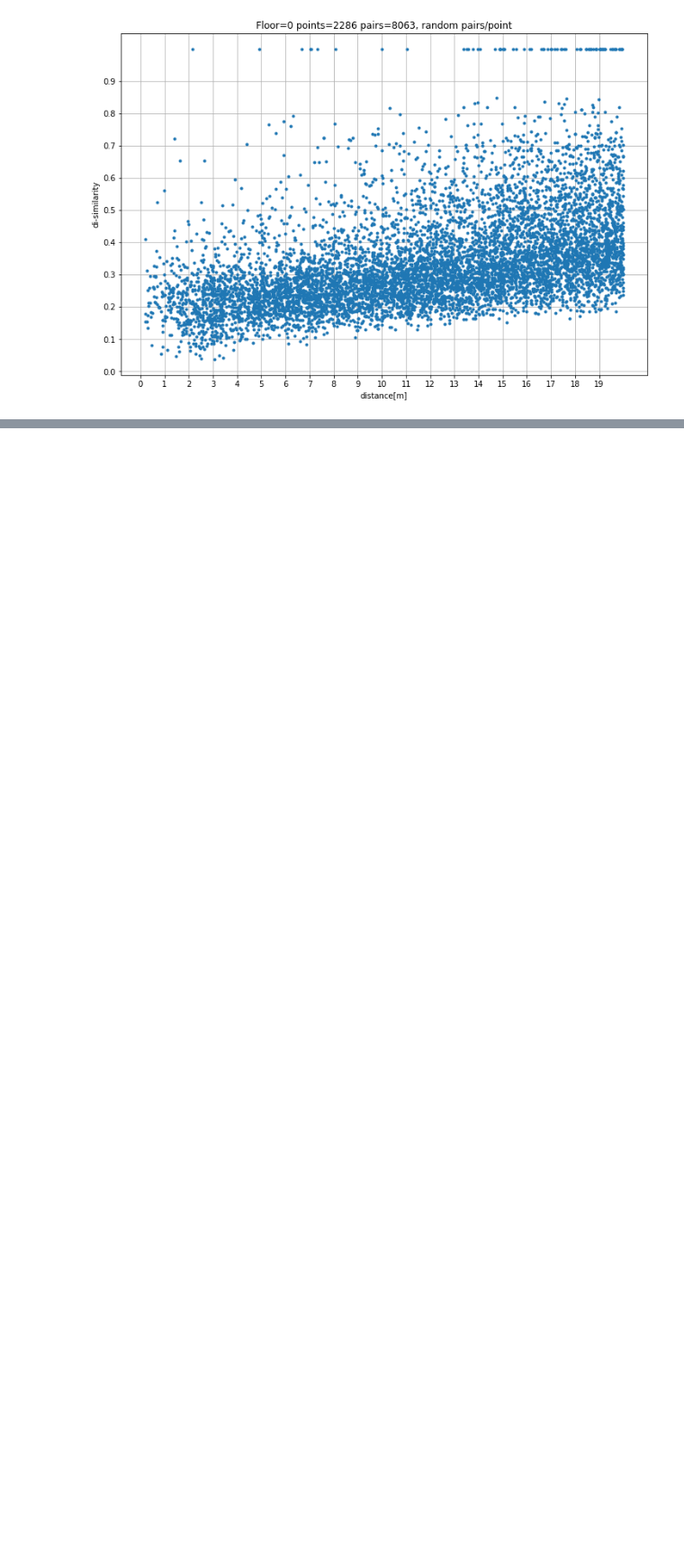
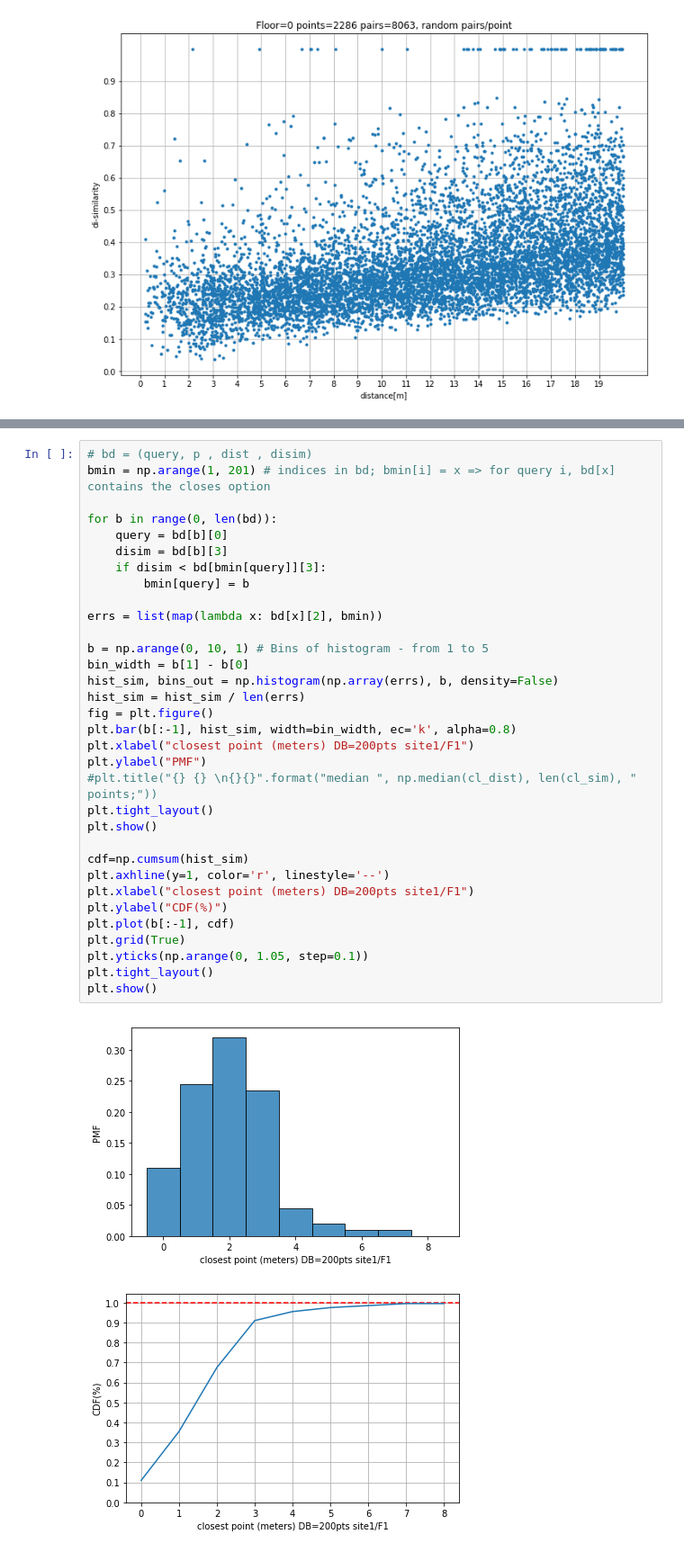
Before and after one commit to documenteinaer/similarity, a Jupyter notebook: similarity-indoor-competition.ipynb, the cells around one changed output, grey strips where cells are left out. Shown: that part at 90% size. Cells and saved outputs as stored; diff of their text form; blank space fills up the shorter version.

```diff
--- a/similarity-indoor-competition.ipynb
+++ b/similarity-indoor-competition.ipynb
@@ -320,3 +337,39 @@ print(arr)
+# %%
+# bd = (query, p , dist , disim)
+bmin = np.arange(1, 201) # indices in bd; bmin[i] = x => for query i, bd[x] contains the closes option
+
+for b in range(0, len(bd)):
+    query = bd[b][0]
+    disim = bd[b][3]
+    if disim < bd[bmin[query]][3]:
+        bmin[query] = b
+
+errs = list(map(lambda x: bd[x][2], bmin))
+
+b = np.arange(0, 10, 1) # Bins of histogram - from 1 to 5
+bin_width = b[1] - b[0]
+hist_sim, bins_out = np.histogram(np.array(errs), b, density=False)
+hist_sim = hist_sim / len(errs)
+fig = plt.figure()
+plt.bar(b[:-1], hist_sim, width=bin_width, ec='k', alpha=0.8)
+plt.xlabel("closest point (meters) DB=200pts site1/F1")
+plt.ylabel("PMF")
+#plt.title("{} {} \n{}{}".format("median ", np.median(cl_dist), len(cl_sim), " points;"))
+plt.tight_layout()
+plt.show()
+
+cdf=np.cumsum(hist_sim)
+plt.axhline(y=1, color='r', linestyle='--')
+plt.xlabel("closest point (meters) DB=200pts site1/F1")
+plt.ylabel("CDF(%)")
+plt.plot(b[:-1], cdf)
+plt.grid(True)
+plt.yticks(np.arange(0, 1.05, step=0.1))
+plt.tight_layout()
+plt.show()
+# %% [output]
+[figure, added]
+[figure, added]
 # %%
 print("3-565 ", compare_locations(etaje[e][3], etaje[e][565], selection = 'Average'))
 
```
Also changed, not shown: parts of 9 cells of this notebook.
